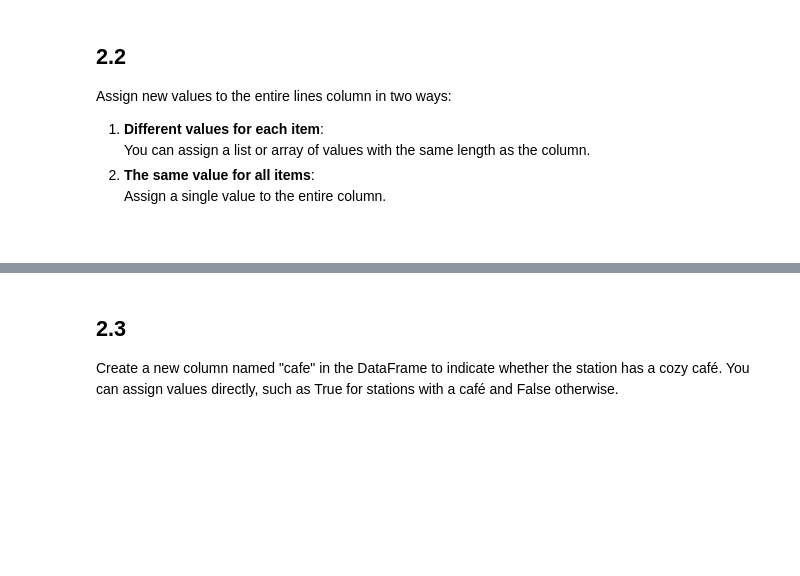
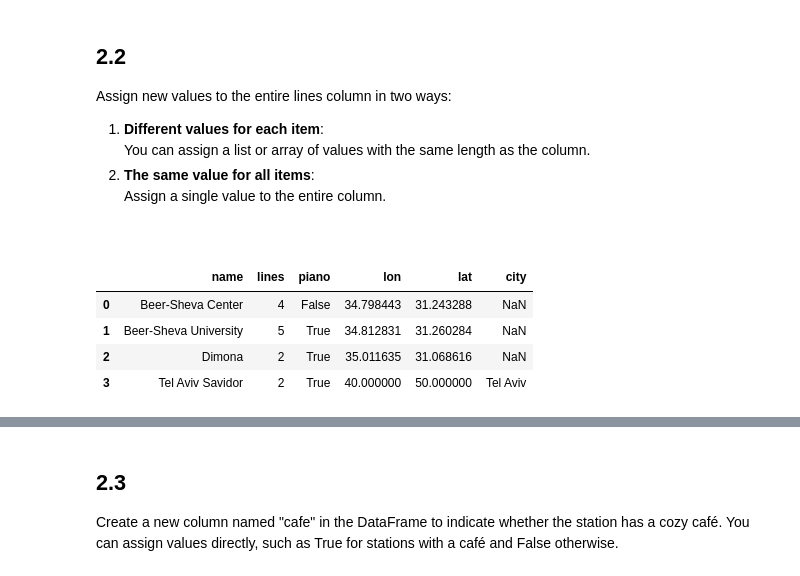
Before and after one commit to yotam-biu/tutorial8, a Jupyter notebook: pandas_basic_solution.ipynb, the cells around one changed output, grey strips where cells are left out. Drawn from its saved outputs; the diff is of its cells as text; code cells hidden in the pictures; blank space fills up the shorter version.

````diff
--- a/pandas_basic_solution.ipynb
+++ b/pandas_basic_solution.ipynb
@@ -102,8 +103,14 @@ Assign new values to the entire lines column in two ways:
    Assign a single value to the entire column.
    ```
 # %%
-stations['lines'] = [4,5,2]
+stations['lines'] = [4,5,2,2]
 stations
+# %% [output]
+|  | name | lines | piano | lon | lat | city |
+| 0 | Beer-Sheva Center | 4 | False | 34.798443 | 31.243288 | NaN |
+| 1 | Beer-Sheva University | 5 | True | 34.812831 | 31.260284 | NaN |
+| 2 | Dimona | 2 | True | 35.011635 | 31.068616 | NaN |
+| 3 | Tel Aviv Savidor | 2 | True | 40.000000 | 50.000000 | Tel Aviv |
 # %%
 stations['lines'] = 2
 stations
````
Also changed, not shown: parts of 5 cells of this notebook.
